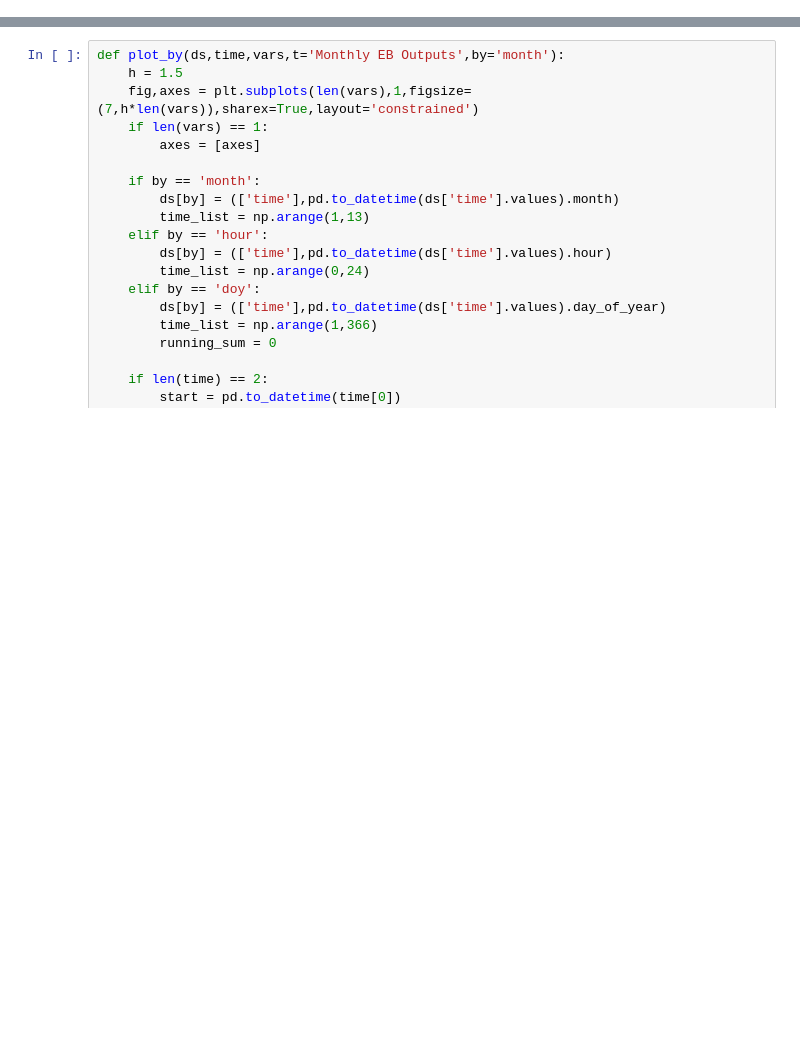
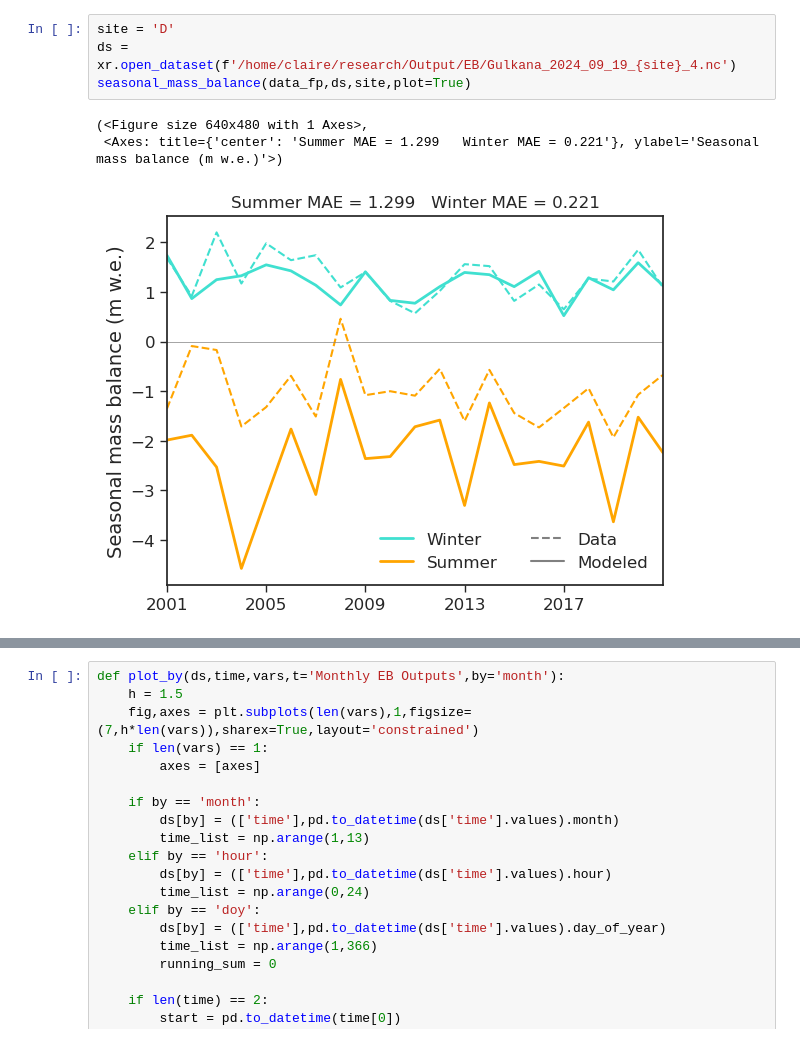
Before and after one commit to clairevwilson/PyGEM-EB, a Jupyter notebook: calibration_plotting.ipynb, the cells around one changed output, grey strips where cells are left out. Cells and saved outputs as stored; diff of their text form; blank space fills up the shorter version.

```diff
--- a/calibration_plotting.ipynb
+++ b/calibration_plotting.ipynb
@@ -71,3 +109,11 @@ print(f'Best summer run for was '+label[best_summer])
 Best winter run for was /home/claire/research/Output/calibration/09_18/ksnowSturm_aice0.6_siteAB_0.nc
 Best summer run for was /home/claire/research/Output/calibration/09_18/ksnowSturm_aice0.6_siteAB_0.nc
+# %%
+site = 'D'
+ds = xr.open_dataset(f'/home/claire/research/Output/EB/Gulkana_2024_09_19_{site}_4.nc')
+seasonal_mass_balance(data_fp,ds,site,plot=True)
+# %% [output]
+(<Figure size 640x480 with 1 Axes>,
+ <Axes: title={'center': 'Summer MAE = 1.299   Winter MAE = 0.221'}, ylabel='Seasonal mass balance (m w.e.)'>)
+[figure, added]
 # %%
```
Also changed, not shown: parts of 9 cells of this notebook, 7 other files.
